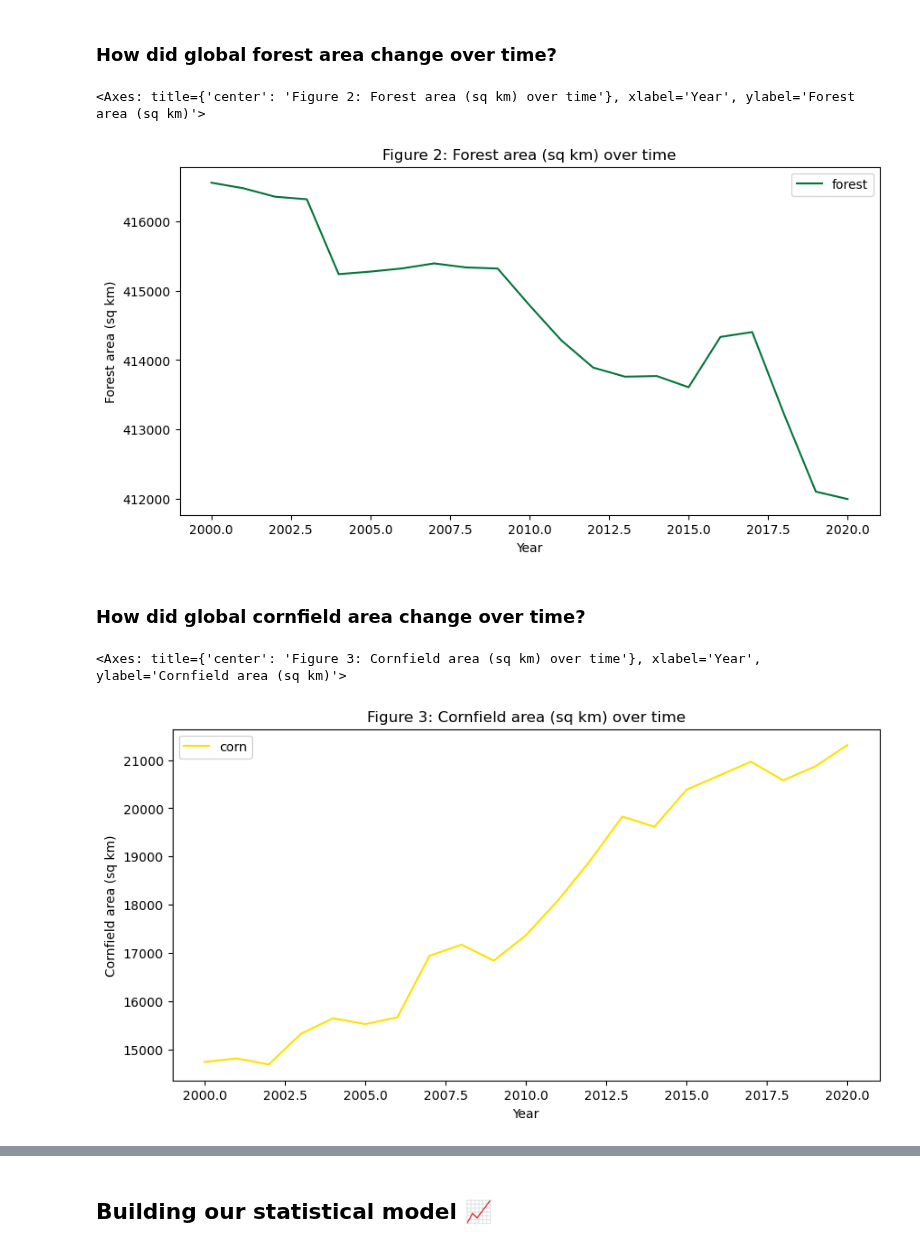
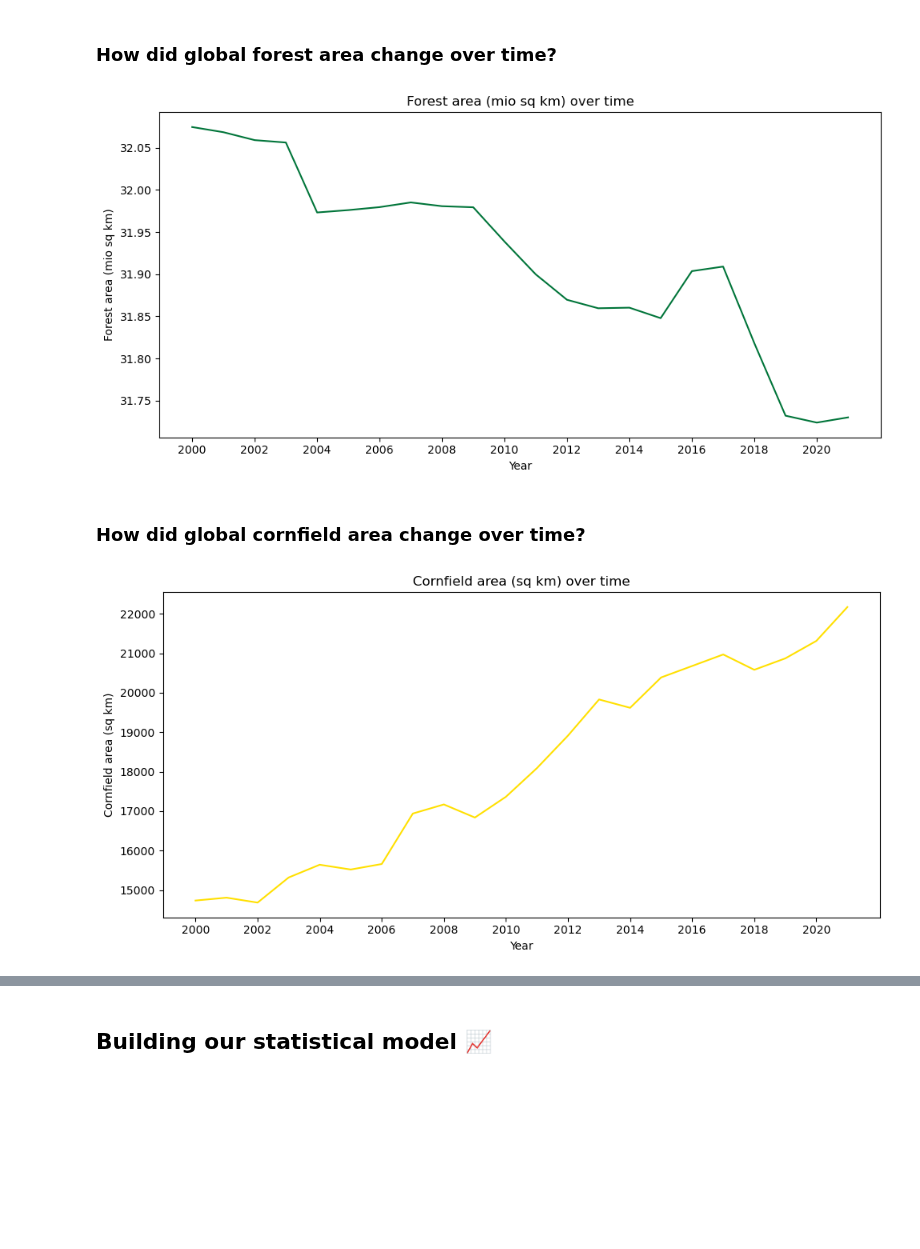
Before and after one commit to ZeliaDec/DataScience, a Jupyter notebook: Final_submission.ipynb, the cells around one changed output, grey strips where cells are left out. Saved outputs shown, nothing was run; the diff lists cells and outputs as text; code cells hidden in the pictures; blank space fills up the shorter version.

```diff
--- a/Final_submission.ipynb
+++ b/Final_submission.ipynb
@@ -74,6 +74,7 @@ import matplotlib.pyplot as plt
 import seaborn as sns
 import wbdata
 import numpy as np
+import scipy.stats as stats
 import pycountry
 import plotly.express as px
 from scipy.stats import pearsonr
@@ -82,10 +83,12 @@ import statsmodels.formula.api as smf  # For statistical modeling using R-style
 from linearmodels.panel import PanelOLS
 from statsmodels.tools import add_constant
 from statsmodels.stats.outliers_influence import variance_inflation_factor
+from stargazer.stargazer import Stargazer
+from IPython.display import display, HTML
 
 
-# Importing our pre-built clean database
+# Importing our pre-built clean database & drop oultiers
 url = 'https://raw.githubusercontent.com/ZeliaDec/DataScience/main/Data/Database.csv'
-df = pd.read_csv(url)
-df.drop(columns='Unnamed: 0',inplace=True)
-df
+df_init = pd.read_csv(url)
+df_init.drop(columns='Unnamed: 0',inplace=True)
+df = df_init[~df_init["country"].isin(['Brazil', 'Russian Federation', 'China', 'United States of America', 'Canada'])]
@@ -124,19 +114,32 @@ The relationship between corn expansion and deforestation is shaped by numerous
 # %% [markdown]
 ### How did global forest area change over time?
 # %%
+df_init['forestgraph'] = df_init['forest']/1000000 #to avoid scientific notations on graph scales
 # Lineplot to highlight the trend of forest area
-forests = df.groupby(by='year')['forest'].mean().reset_index()
-forests.plot.line(x='year',y='forest',color='#01753a', title='Figure 2: Forest area (sq km) over time', xlabel='Year',ylabel='Forest area (sq km)',figsize=(10,5))
+plt.figure(figsize=(10,5))
+forests = df_init.groupby(by='year')['forestgraph'].sum().reset_index()
+plt.plot(forests['year'], forests['forestgraph'], color='#01753a')
+plt.title('Forest area (mio sq km) over time')
+plt.xlabel('Year')
+plt.xticks(forests['year'][::2])
+plt.ylabel('Forest area (mio sq km)')
+plt.tight_layout()
+plt.show()
 # %% [output]
-<Axes: title={'center': 'Figure 2: Forest area (sq km) over time'}, xlabel='Year', ylabel='Forest area (sq km)'>
-[figure, old version]
+[figure, new version]
 # %% [markdown]
 ### How did global cornfield area change over time?
 # %%
+plt.figure(figsize=(10,5))
 # Lineplot to highlight the trend of cornfield area
-corn_area = df.groupby(by='year')['corn'].mean().reset_index()
-corn_area.plot.line(x='year',y='corn',color='#ffe000', title='Figure 3: Cornfield area (sq km) over time', xlabel='Year',ylabel='Cornfield area (sq km)',figsize=(10,5))
+corn_area = df_init.groupby(by='year')['corn'].mean().reset_index()
+plt.plot(corn_area['year'],corn_area['corn'],color='#ffe000')
+plt.title('Cornfield area (sq km) over time')
+plt.xlabel('Year')
+plt.xticks(corn_area['year'][::2])
+plt.ylabel('Cornfield area (sq km)')
+plt.tight_layout()
+plt.show()
 # %% [output]
-<Axes: title={'center': 'Figure 3: Cornfield area (sq km) over time'}, xlabel='Year', ylabel='Cornfield area (sq km)'>
-[figure, old version]
+[figure, new version]
 # %% [markdown]
```
Also changed, not shown: parts of 56 cells of this notebook.
